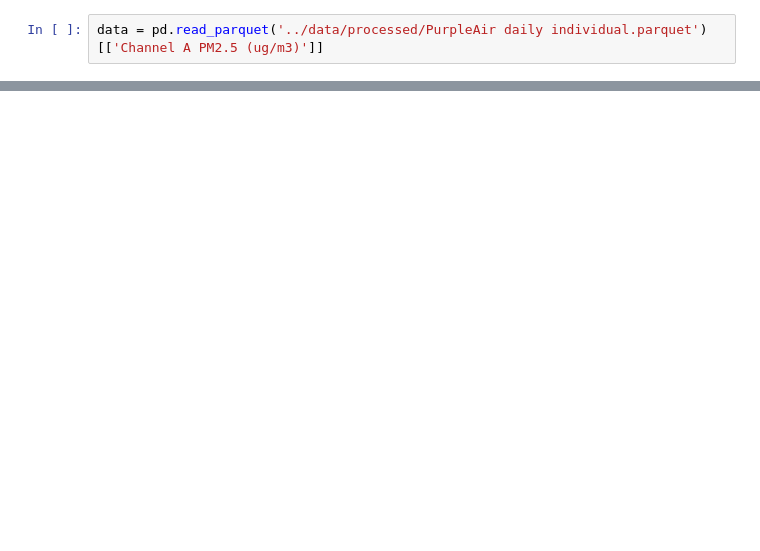
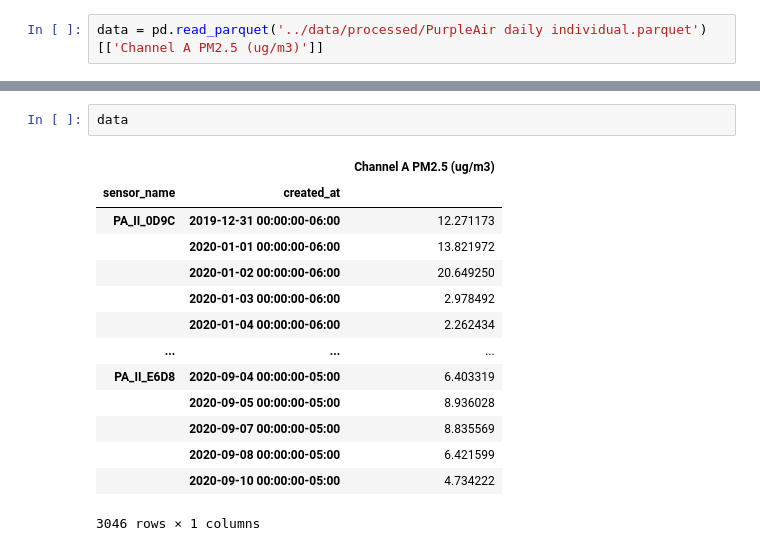
Before and after one commit to intelligent-environments-lab/bleed-orange-measure-purple, a Jupyter notebook: notebooks/4.0-cjl-PA-heatmap.ipynb, the cells around one changed output, grey strips where cells are left out. Saved outputs shown, nothing was run; the diff lists cells and outputs as text; blank space fills up the shorter version.

```diff
--- a/notebooks/4.0-cjl-PA-heatmap.ipynb
+++ b/notebooks/4.0-cjl-PA-heatmap.ipynb
@@ -12,0 +20,17 @@ sns.heatmap(data_by_sensor.T)
+# %%
+data
+# %% [output]
+|  |  | Channel A PM2.5 (ug/m3) |
+| sensor_name | created_at |  |
+| PA_II_0D9C | 2019-12-31 00:00:00-06:00 | 12.271173 |
+|  | 2020-01-01 00:00:00-06:00 | 13.821972 |
+|  | 2020-01-02 00:00:00-06:00 | 20.649250 |
+|  | 2020-01-03 00:00:00-06:00 | 2.978492 |
+|  | 2020-01-04 00:00:00-06:00 | 2.262434 |
+| ... | ... | ... |
+| PA_II_E6D8 | 2020-09-04 00:00:00-05:00 | 6.403319 |
+|  | 2020-09-05 00:00:00-05:00 | 8.936028 |
+|  | 2020-09-07 00:00:00-05:00 | 8.835569 |
+|  | 2020-09-08 00:00:00-05:00 | 6.421599 |
+|  | 2020-09-10 00:00:00-05:00 | 4.734222 |
+3046 rows × 1 columns
```
Also changed, not shown: parts of 4 cells of this notebook, 1 other file.
